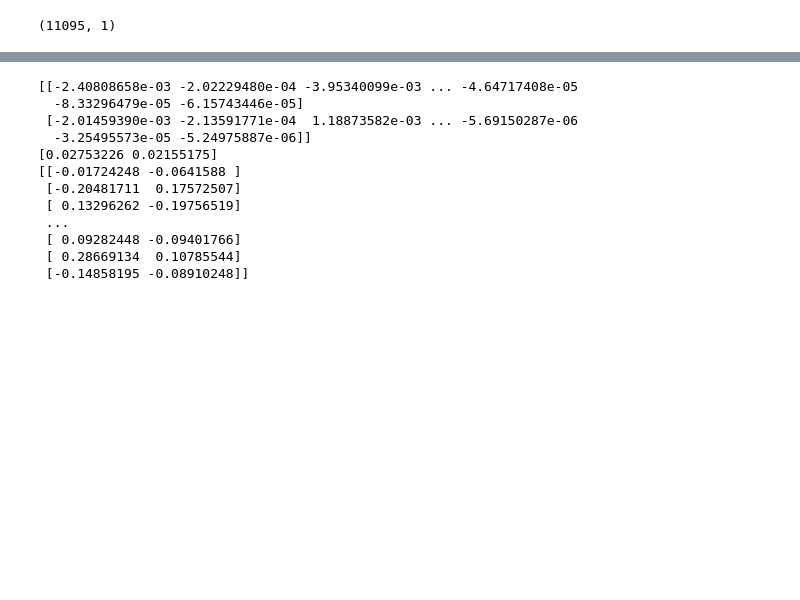
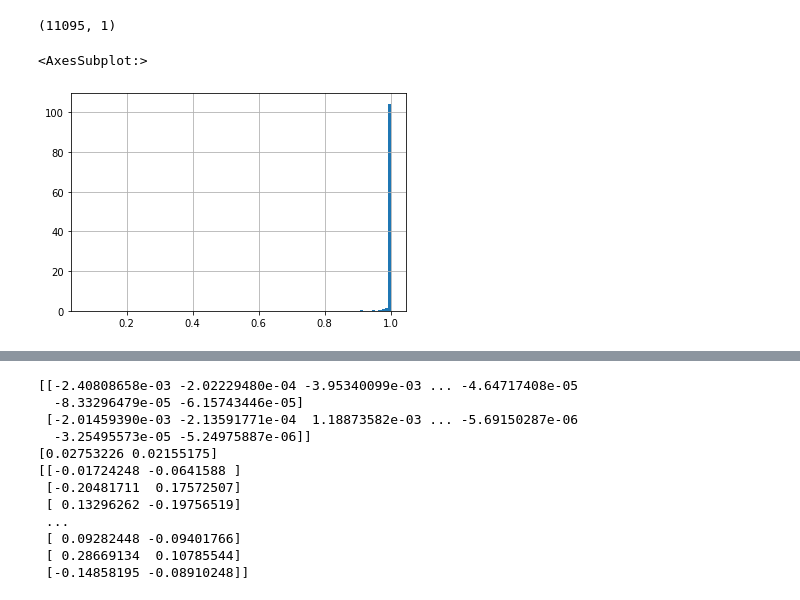
Before and after one commit to yy96/cs5228_project_MARS, a Jupyter notebook: notebooks/2. yy-feature-engineering.ipynb, the cells around one changed output, grey strips where cells are left out. Drawn from its saved outputs; the diff is of its cells as text; code cells hidden in the pictures; blank space fills up the shorter version.

```diff
--- a/notebooks/2. yy-feature-engineering.ipynb
+++ b/notebooks/2. yy-feature-engineering.ipynb
@@ -265,3 +292,16 @@ build_wordcloud(df_description_tfidf)
 print(df_description_tfidf.shape)
 # %% [output]
 (11095, 1)
+# %%
+df_features_transformed = tfidf_vectorize("features")
+df_accessories_transformed = tfidf_vectorize("accessories")
+df_description_transformed = tfidf_vectorize("description")
+
+df_features_transformed = df_features_transformed.replace({0: np.nan})
+df_accessories_transformed = df_accessories_transformed.replace({0: np.nan})
+df_description_transformed = df_description_transformed.replace({0: np.nan})
+# %%
+(df_features_transformed.isnull().sum()/len(df_features_transformed)).hist(bins=100, density=True)
+# %% [output]
+<AxesSubplot:>
+[figure, added]
```
Also changed, not shown: parts of 12 cells of this notebook.
